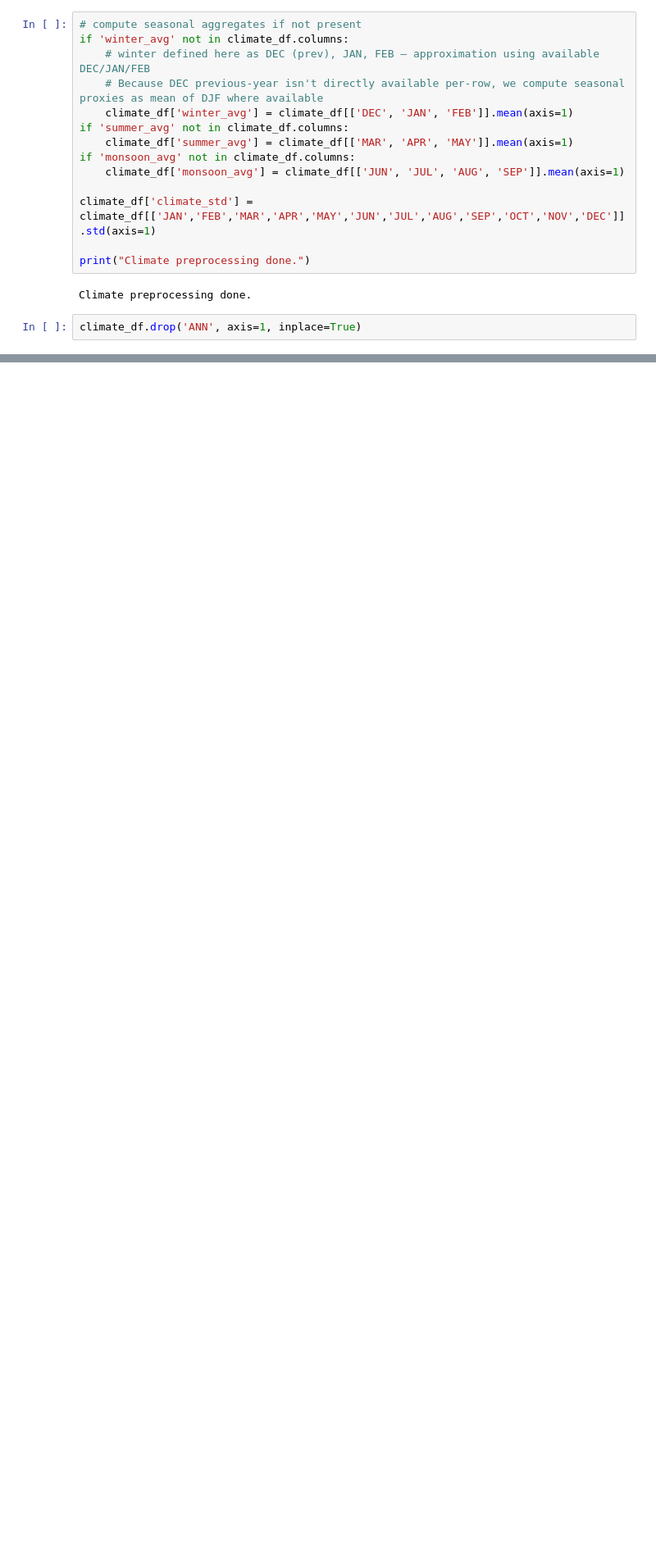
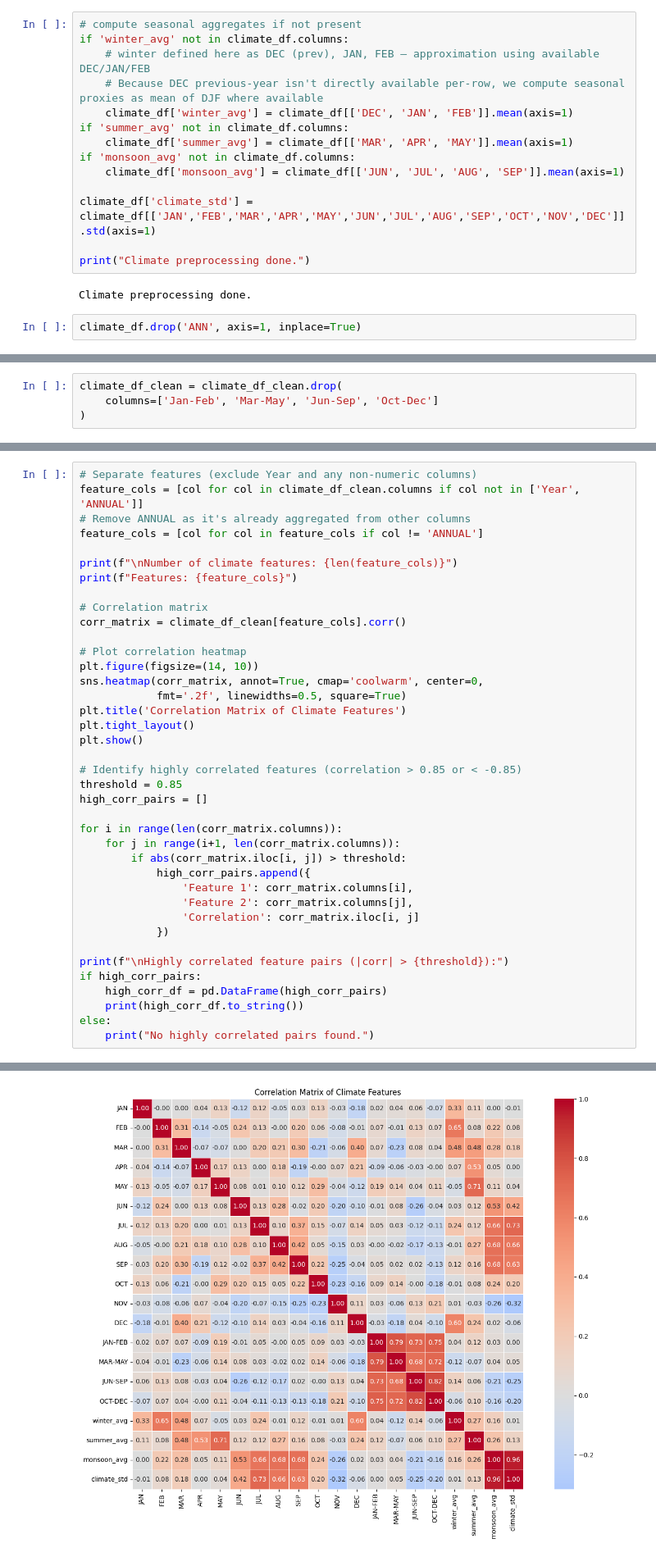
Before and after one commit to sandeepa-ukr/AI-Based-Crop-Predection, a Jupyter notebook: crop.ipynb, the cells around one changed output, grey strips where cells are left out. Shown at 82% size. Saved outputs shown, nothing was run; the diff lists cells and outputs as text; blank space fills up the shorter version.

```diff
--- a/crop.ipynb
+++ b/crop.ipynb
@@ -188,0 +204,4 @@ Combined climate and crop data columns: ['Year', 'JAN', 'FEB', 'MAR', 'APR', 'MA
+# %%
+climate_df_clean = climate_df_clean.drop(
+    columns=['Jan-Feb', 'Mar-May', 'Jun-Sep', 'Oct-Dec']
+)
@@ -188,0 +231,40 @@ Combined climate and crop data columns: ['Year', 'JAN', 'FEB', 'MAR', 'APR', 'MA
+# %%
+# Separate features (exclude Year and any non-numeric columns)
+feature_cols = [col for col in climate_df_clean.columns if col not in ['Year', 'ANNUAL']]
+# Remove ANNUAL as it's already aggregated from other columns
+feature_cols = [col for col in feature_cols if col != 'ANNUAL']
+
+print(f"\nNumber of climate features: {len(feature_cols)}")
+print(f"Features: {feature_cols}")
+
+# Correlation matrix
+corr_matrix = climate_df_clean[feature_cols].corr()
+
+# Plot correlation heatmap
+plt.figure(figsize=(14, 10))
+sns.heatmap(corr_matrix, annot=True, cmap='coolwarm', center=0,
+            fmt='.2f', linewidths=0.5, square=True)
+plt.title('Correlation Matrix of Climate Features')
+plt.tight_layout()
+plt.show()
+
+# Identify highly correlated features (correlation > 0.85 or < -0.85)
+threshold = 0.85
+high_corr_pairs = []
+
+for i in range(len(corr_matrix.columns)):
+    for j in range(i+1, len(corr_matrix.columns)):
+        if abs(corr_matrix.iloc[i, j]) > threshold:
+            high_corr_pairs.append({
+                'Feature 1': corr_matrix.columns[i],
+                'Feature 2': corr_matrix.columns[j],
+                'Correlation': corr_matrix.iloc[i, j]
+            })
+
+print(f"\nHighly correlated feature pairs (|corr| > {threshold}):")
+if high_corr_pairs:
+    high_corr_df = pd.DataFrame(high_corr_pairs)
+    print(high_corr_df.to_string())
+else:
+    print("No highly correlated pairs found.")
+# %% [output]
@@ -188,0 +273 @@ Combined climate and crop data columns: ['Year', 'JAN', 'FEB', 'MAR', 'APR', 'MA
+[figure, added]
```
Also changed, not shown: parts of 18 cells of this notebook.
